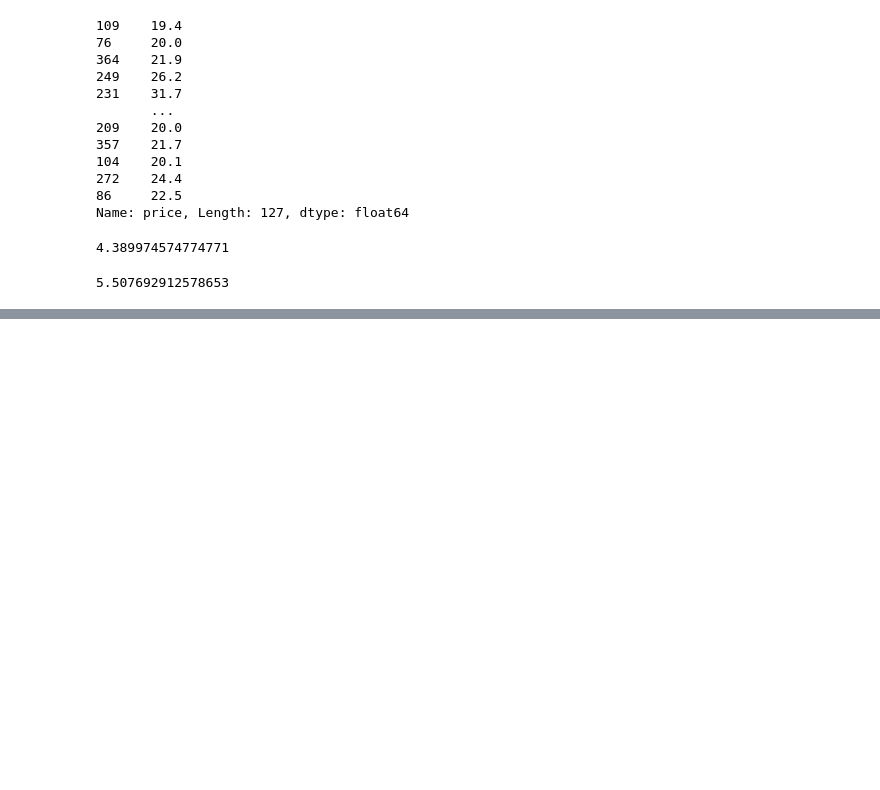
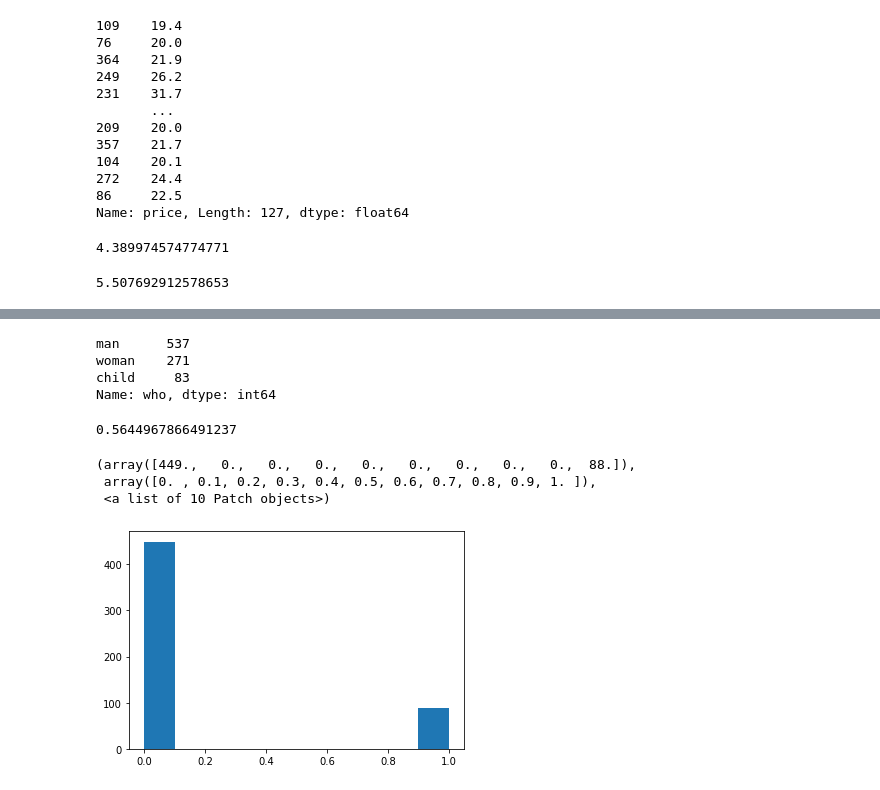
Before and after one commit to ridhoaryo/modul3_linear_reg_1, a Jupyter notebook: Materi_Linear_Regression.ipynb, the cells around one changed output, grey strips where cells are left out. Saved outputs shown, nothing was run; the diff lists cells and outputs as text; code cells hidden in the pictures; blank space fills up the shorter version.

```diff
--- a/Materi_Linear_Regression.ipynb
+++ b/Materi_Linear_Regression.ipynb
@@ -846,0 +892,3 @@ null
+# %%
+titanic = sns.load_dataset('titanic')
+titanic
@@ -846,0 +931,18 @@ null
+# %%
+titanic.who.value_counts()
+# %% [output]
+man      537
+woman    271
+child     83
+Name: who, dtype: int64
+# %%
+correlation_ratio(titanic['who'], titanic['survived'])
+# %% [output]
+0.5644967866491237
+# %%
+plt.hist(titanic[titanic['who']=='man']['survived'])
+# %% [output]
+(array([449.,   0.,   0.,   0.,   0.,   0.,   0.,   0.,   0.,  88.]),
+ array([0. , 0.1, 0.2, 0.3, 0.4, 0.5, 0.6, 0.7, 0.8, 0.9, 1. ]),
+ <a list of 10 Patch objects>)
+[figure, added]
```
Also changed, not shown: parts of 71 cells of this notebook.
